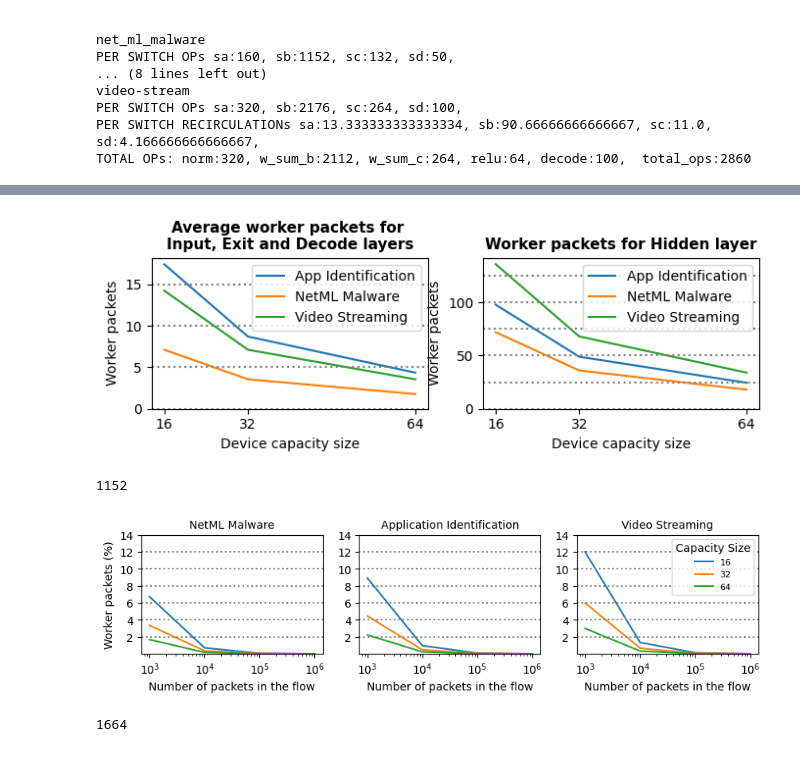
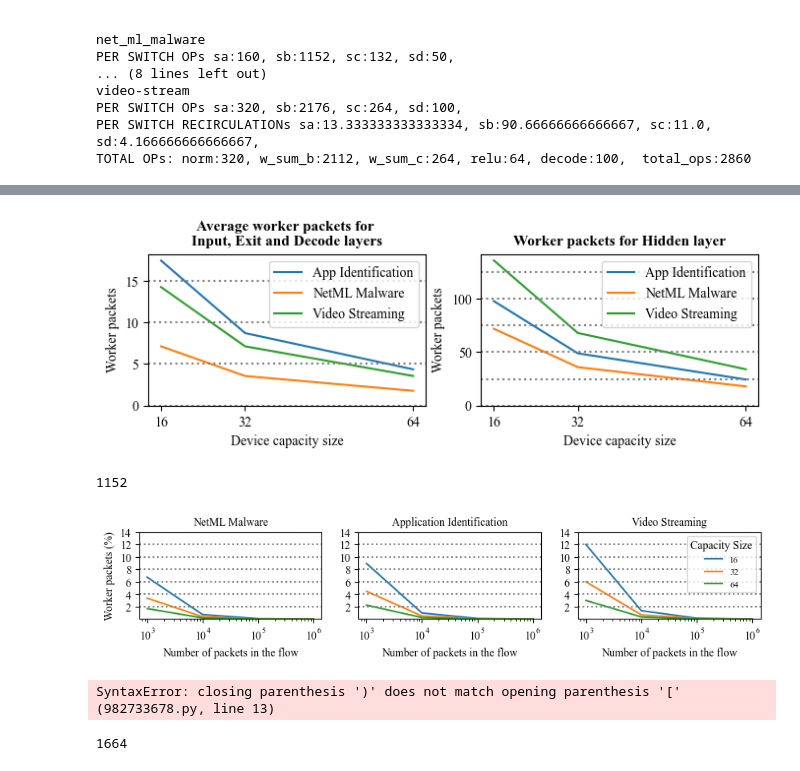
Before and after one commit to VicenteLessa/NeuralP4, a Jupyter notebook: python-notebooks/NN-P4-V2-cost-assesment.ipynb, the cells around one changed output, grey strips where cells are left out. Saved outputs shown, nothing was run; the diff lists cells and outputs as text; code cells hidden in the pictures.

```diff
--- a/python-notebooks/NN-P4-V2-cost-assesment.ipynb
+++ b/python-notebooks/NN-P4-V2-cost-assesment.ipynb
@@ -1,8 +1,16 @@
 # %%
 import matplotlib.pyplot as plt
+from matplotlib import rcParams
 from datetime import datetime
 import numpy as np
 import os
+rcParams['font.family'] = 'Times New Roman'
+# rcParams['font.size'] = 8
+# rcParams['axes.titlesize'] = 8
+# rcParams['axes.labelsize'] = 8
+# rcParams['legend.fontsize'] = 8
+# rcParams['xtick.labelsize'] = 8
+# rcParams['ytick.labelsize'] = 8
 # %%
 #Use case
 def mem_calc(na,nb,nc,int,frac):
@@ -116,7 +142,7 @@ x = np.arange(len(switches))  # the label locations
 width = 0.16  # the width of the bars
 multiplier = -1
 
-fig, ax = plt.subplots(figsize=(4.2, 1.8), ) #layout='constrained' #default size = [6.4, 4.8]
+fig, ax = plt.subplots(figsize=(3.5, 1.5), ) #layout='constrained' #default size = [6.4, 4.8]
 
 
 # for attribute, measurement in y_value.items():
@@ -155,7 +181,7 @@ plt.subplots_adjust(bottom=0.15, top=0.95, right = 0.98)
 
 now = datetime.now()
 dt_string = now.strftime("%d-%m-%Y-%H-%M-%S")
-plt.savefig(f"../graphs/mem-costs-{dt_string}.pdf")
+plt.savefig(f"../graphs/mem-costs-{dt_string}.pdf", dpi=300, bbox_inches='tight')
 plt.show()
 # %% [output]
 app_iden
@@ -375,10 +401,10 @@ for i in y_lines:
 
 now = datetime.now()
 dt_string = now.strftime("%d-%m-%Y-%H-%M-%S")
-plt.savefig(f"../graphs/worker-packets-{dt_string}.pdf")
+plt.savefig(f"../graphs/worker-packets-{dt_string}.pdf", dpi=300, bbox_inches='tight')
 plt.show()
 # %% [output]
-[figure, old version]
+[figure, new version]
 # %%
 ### PERCENTAGE of worker packets in a flow
 
@@ -387,7 +413,7 @@ ops = [sb_op_3,sb_op_4,sb_op_1,sb_op_2,sb_op_5]
 x= [1000,10000,100000,1000000] #total number o packets in the flow
 capacity_size = [16,32,64]
 
-fig, (ax0, ax1, ax2) = plt.subplots(nrows=1, ncols=3, sharex=True, figsize=(10, 2.2)) #layout='constrained' #default size = [6.4, 4.8]) #layout='constrained'
+fig, (ax0, ax1, ax2) = plt.subplots(nrows=1, ncols=3, sharex=True, figsize=(10, 1.6)) #layout='constrained' #default size = [6.4, 4.8]) #layout='constrained'
 
 #ax0.set_title('percentage of worker packets in a flow - NetML Malware')
 ax0.set_title('NetML Malware', fontsize=10)
@@ -429,35 +455,35 @@ ax2.set_ylim(0,14)
 # ax2.set_xlim(100,100000+10)
 
 ax0.set_xlabel('Number of packets in the flow')
 ax1.set_xlabel('Number of packets in the flow')
 ax2.set_xlabel('Number of packets in the flow')
 
 
 ax0.set_xscale('log')
 ax1.set_xscale('log')
 ax2.set_xscale('log')
 
 #ax0.legend(title="Capacity Size", loc='upper right', ncols=1, bbox_to_anchor=(1, 1),fontsize=8)
 #ax1.legend(title="Capacity Size", loc='upper right', ncols=1, bbox_to_anchor=(1, 1),fontsize=8)
 ax2.legend(title="Capacity Size", loc='upper right', ncols=1, bbox_to_anchor=(1, 1),fontsize=8)
 
 y=np.arange(2,16,2)
 for i in y:
   ax0.axhline(i, color="grey", linestyle=":")
   ax1.axhline(i, color="grey", linestyle=":")
   ax2.axhline(i, color="grey", linestyle=":")
 
 ax0.set_yticks(y)
 ax1.set_yticks(y)
 ax2.set_yticks(y)
 
 now = datetime.now()
 dt_string = now.strftime("%d-%m-%Y-%H-%M-%S")
-plt.savefig(f"../graphs/worker-packets-{dt_string}.pdf")
+plt.savefig(f"../graphs/worker-packets-{dt_string}.pdf", dpi=300, bbox_inches='tight')
 plt.show()
 # %% [output]
 1152
-[figure, old version]
+[figure, new version]
 # %%
 # switches = ("Input", "Hidden", "Output", "Decode")
 # y_value = { #OPs
@@ -569,6 +595,8 @@ now = datetime.now()
 dt_string = now.strftime("%d-%m-%Y-%H-%M-%S")
 plt.savefig(f"../graphs/worker-packets-{dt_string}.pdf")
 plt.show()
+# %% [output]
+SyntaxError: closing parenthesis ')' does not match opening parenthesis '[' (982733678.py, line 13)
 # %%
 
 #OLD #OLD #OLD #OLD #OLD #OLD #OLD #OLD #OLD #OLD #OLD #OLD #OLD
```
Also changed, not shown: parts of 5 cells of this notebook, 33 other files.
